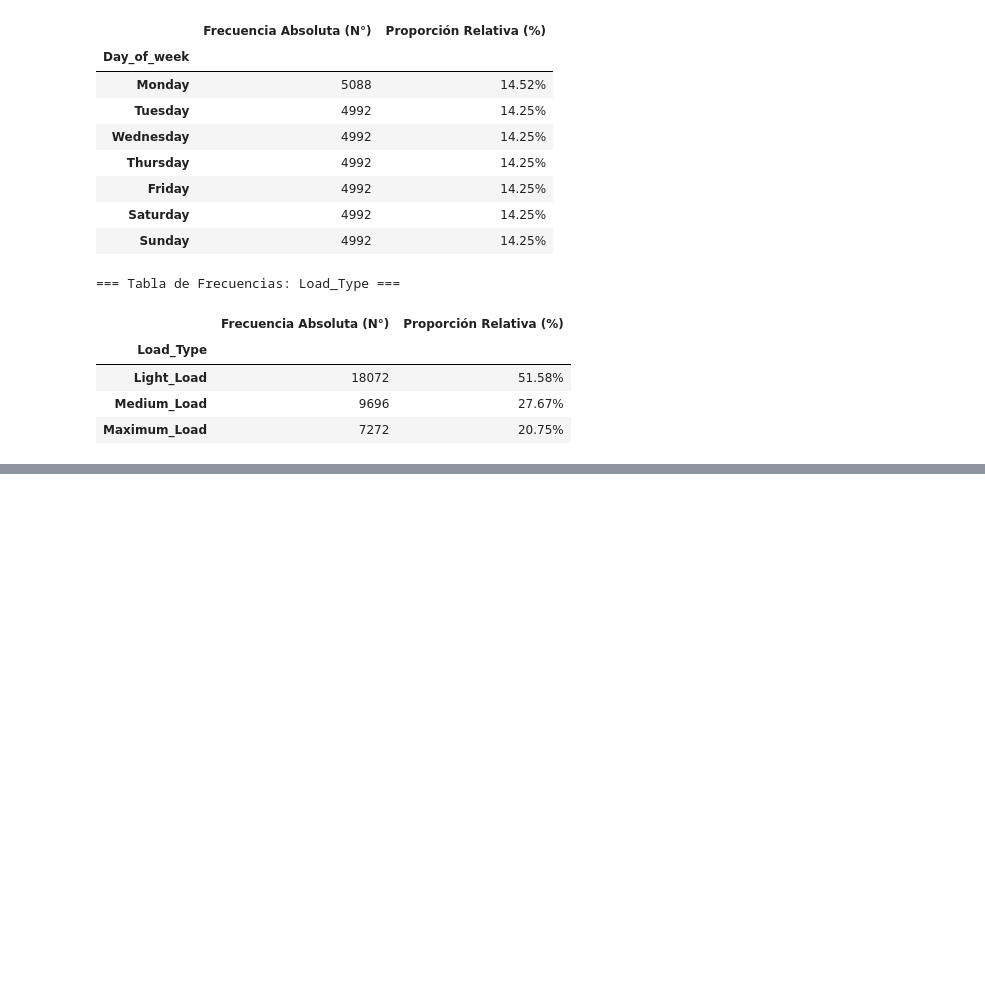
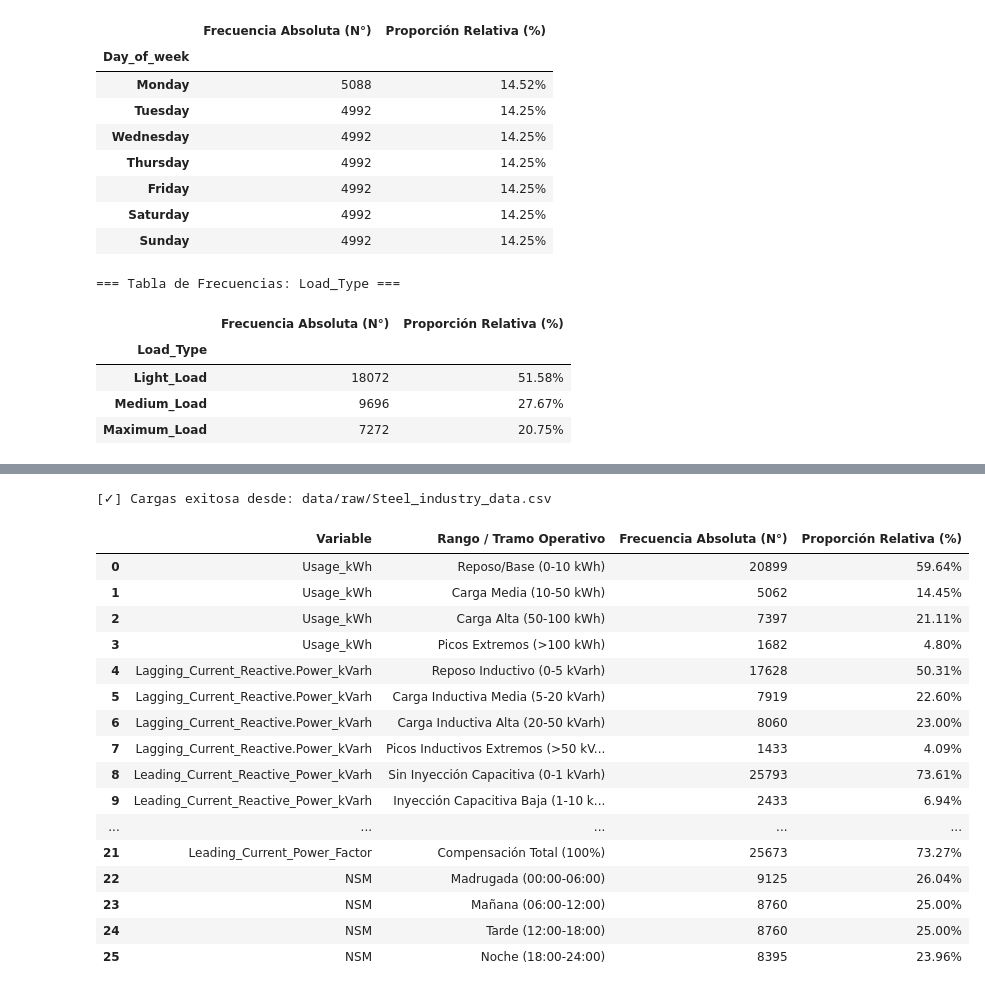
Before and after one commit to JoMi-MorV/Proyecto_Mineria_de_Datos_Daewoo, a Jupyter notebook: notebooks/01_analisis_exploratorio.ipynb, the cells around one changed output, grey strips where cells are left out. Drawn from its saved outputs; the diff is of its cells as text; code cells hidden in the pictures; blank space fills up the shorter version.

```diff
--- a/notebooks/01_analisis_exploratorio.ipynb
+++ b/notebooks/01_analisis_exploratorio.ipynb
@@ -168,0 +139,43 @@ Passing `palette` without assigning `hue` is deprecated and will be removed in v
+# %%
+import sys
+from pathlib import Path
+
+# 1. Configurar la ruta raíz del proyecto
+directorio_raiz = Path("..").resolve()
+if str(directorio_raiz) not in sys.path:
+    sys.path.append(str(directorio_raiz))
+
+# 2. Activar recarga automática de módulos
+%load_ext autoreload
+%autoreload 2
+
+from src.analisis_datos.ingesta import cargar_datos_raw
+from src.analisis_datos.estadistico import analizar_rangos_variables_continuas
+
+# 1. Cargar datos
+df_steel = cargar_datos_raw()
+
+# 2. Obtener la tabla consolidada de rangos para todas las variables continuas
+df_rangos_continuas = analizar_rangos_variables_continuas(df_steel)
+
+# 3. Mostrar resultado
+display(df_rangos_continuas)
+# %% [output]
+[✓] Cargas exitosa desde: data/raw/Steel_industry_data.csv
+|  | Variable | Rango / Tramo Operativo | Frecuencia Absoluta (N°) | Proporción Relativa (%) |
+| 0 | Usage_kWh | Reposo/Base (0-10 kWh) | 20899 | 59.64% |
+| 1 | Usage_kWh | Carga Media (10-50 kWh) | 5062 | 14.45% |
+| 2 | Usage_kWh | Carga Alta (50-100 kWh) | 7397 | 21.11% |
+| 3 | Usage_kWh | Picos Extremos (>100 kWh) | 1682 | 4.80% |
+| 4 | Lagging_Current_Reactive.Power_kVarh | Reposo Inductivo (0-5 kVarh) | 17628 | 50.31% |
+| 5 | Lagging_Current_Reactive.Power_kVarh | Carga Inductiva Media (5-20 kVarh) | 7919 | 22.60% |
+| 6 | Lagging_Current_Reactive.Power_kVarh | Carga Inductiva Alta (20-50 kVarh) | 8060 | 23.00% |
+| 7 | Lagging_Current_Reactive.Power_kVarh | Picos Inductivos Extremos (>50 kV... | 1433 | 4.09% |
+| 8 | Leading_Current_Reactive_Power_kVarh | Sin Inyección Capacitiva (0-1 kVarh) | 25793 | 73.61% |
+| 9 | Leading_Current_Reactive_Power_kVarh | Inyección Capacitiva Baja (1-10 k... | 2433 | 6.94% |
+| ... | ... | ... | ... | ... |
+| 21 | Leading_Current_Power_Factor | Compensación Total (100%) | 25673 | 73.27% |
+| 22 | NSM | Madrugada (00:00-06:00) | 9125 | 26.04% |
+| 23 | NSM | Mañana (06:00-12:00) | 8760 | 25.00% |
+| 24 | NSM | Tarde (12:00-18:00) | 8760 | 25.00% |
+| 25 | NSM | Noche (18:00-24:00) | 8395 | 23.96% |
```
Also changed, not shown: parts of 7 cells of this notebook, 8 other files.
